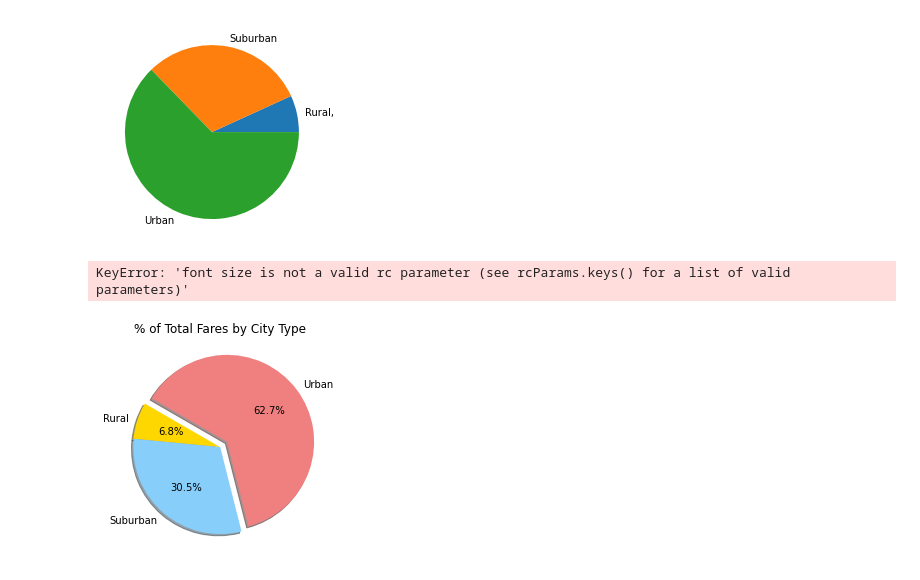
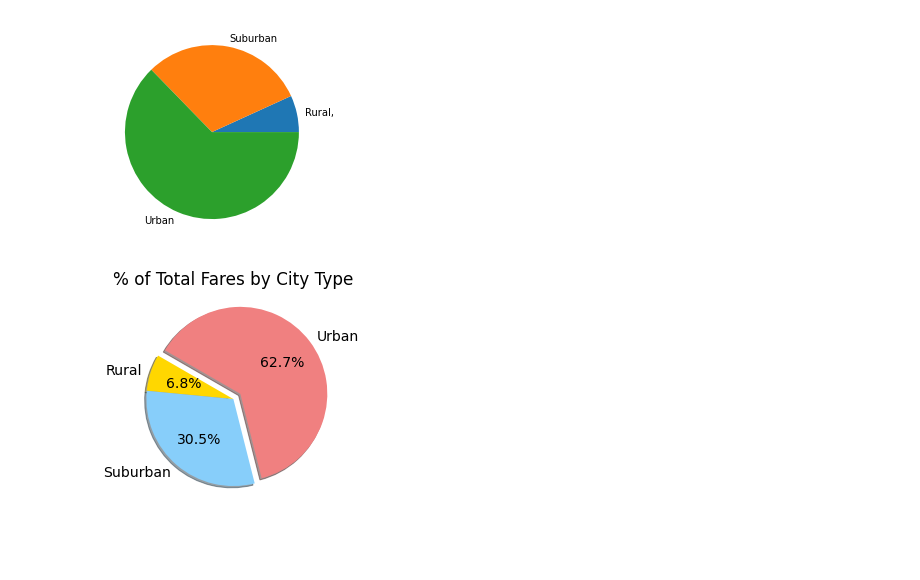
Before and after one commit to vithushankuhan/PyBer_Analysis, a Jupyter notebook: PyBer.ipynb, the cells around one changed output. Cells and saved outputs as stored; diff of their text form; code cells hidden in the pictures; blank space fills up the shorter version.

```diff
--- a/PyBer.ipynb
+++ b/PyBer.ipynb
@@ -728,22 +728,21 @@ plt.show()
 # %%
 # Build the percentage of fares by city type pie chart
 plt.pie(type_percents,
        labels=["Rural", "Suburban", "Urban"],
        colors=["gold", "lightskyblue", "lightcoral"],
        explode=[0,0,0.1],
        autopct="%1.1f%%",
        shadow=True,
        startangle=150)
 plt.title("% of Total Fares by City Type")
 
 # Change the default font size from 10 to 14.
-mpl.rcParams["font size"] = 14
+mpl.rcParams["font.size"] = 14
 
 # Save figure
-plt.saveFig("Analysis/Fig5.png")
+plt.savefig("Analysis/Fig5.png")
 
 # Show Figure
 plt.show()
 # %% [output]
-KeyError: 'font size is not a valid rc parameter (see rcParams.keys() for a list of valid parameters)'
-[figure, old version]
+[figure, new version]
```
